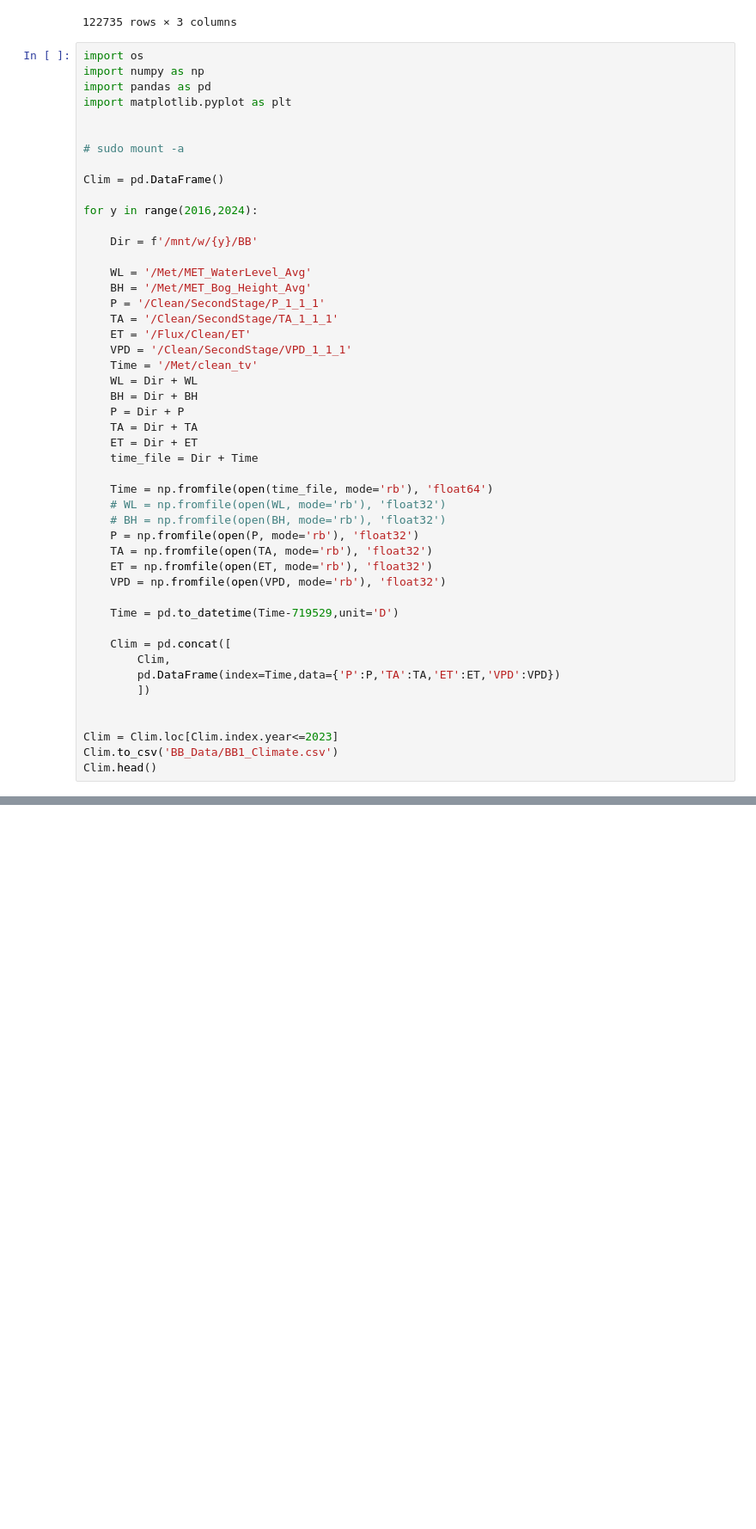
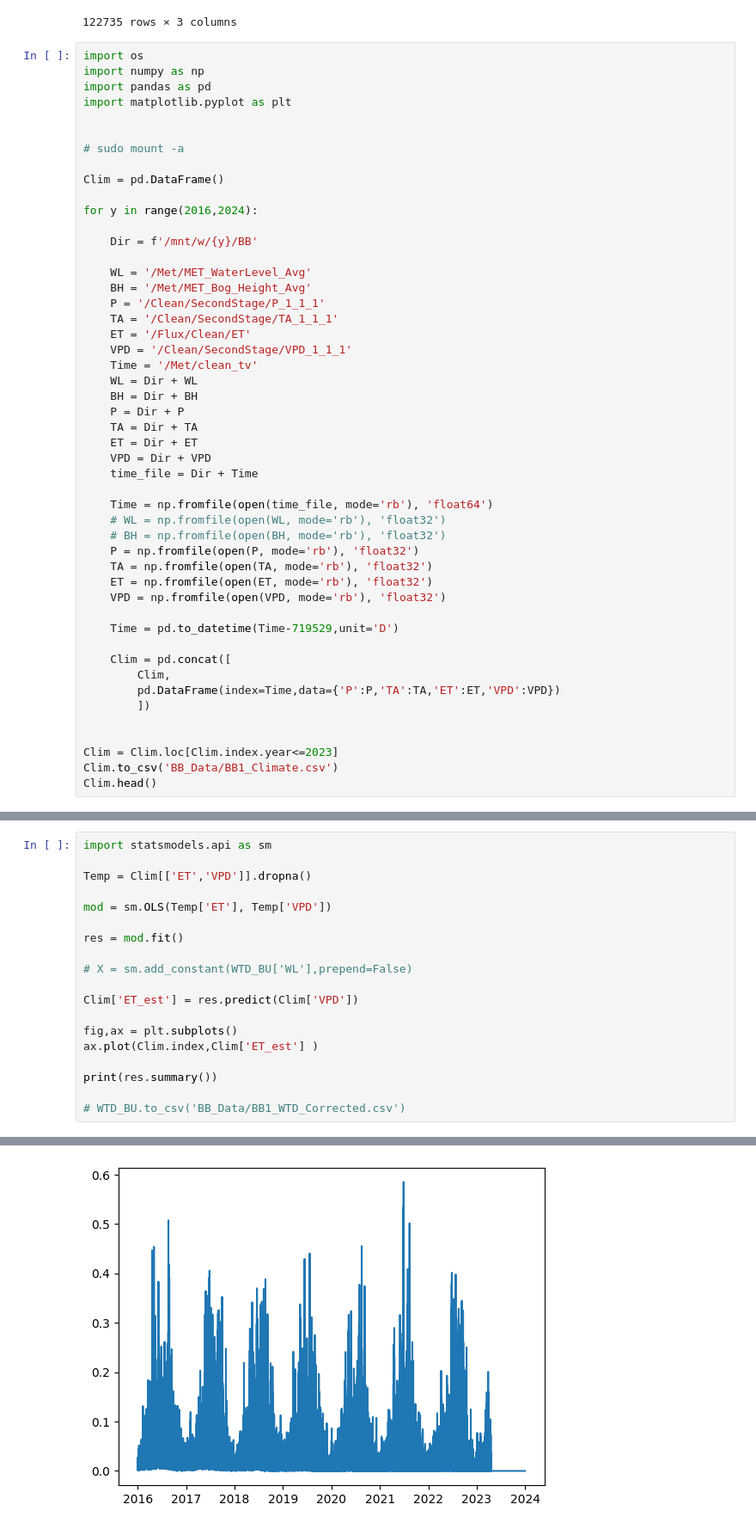
Before and after one commit to ubc-micromet/BBECA_Work, a Jupyter notebook: Maps_and_Figures.ipynb, the cells around one changed output, grey strips where cells are left out. Shown: that part at 86% size. Cells and saved outputs as stored; diff of their text form; blank space fills up the shorter version.

```diff
--- a/Maps_and_Figures.ipynb
+++ b/Maps_and_Figures.ipynb
@@ -357,6 +363,7 @@ for y in range(2016,2024):
     P = Dir + P
     TA = Dir + TA
     ET = Dir + ET
+    VPD = Dir + VPD
     time_file = Dir + Time
 
     Time = np.fromfile(open(time_file, mode='rb'), 'float64')
@@ -393,0 +395,20 @@ OSError: [Errno 112] Host is down: '/mnt/w/2016/BB/Flux/Clean/ET'
+# %%
+import statsmodels.api as sm
+
+Temp = Clim[['ET','VPD']].dropna()
+
+mod = sm.OLS(Temp['ET'], Temp['VPD'])
+
+res = mod.fit()
+
+# X = sm.add_constant(WTD_BU['WL'],prepend=False)
+
+Clim['ET_est'] = res.predict(Clim['VPD'])
+
+fig,ax = plt.subplots()
+ax.plot(Clim.index,Clim['ET_est'] )
+
+print(res.summary())
+
+# WTD_BU.to_csv('BB_Data/BB1_WTD_Corrected.csv')
+# %% [output]
@@ -394,3 +432,4 @@ OSError: [Errno 112] Host is down: '/mnt/w/2016/BB/Flux/Clean/ET'
+[figure, added]
 # %%
 # WTD.to_csv('BB_Data/BB1.WTD')
 # WTD.resample('D').mean().plot(kind='scatter',x='WL',y='BH')
```
Also changed, not shown: parts of 6 cells of this notebook, 4 other files.
